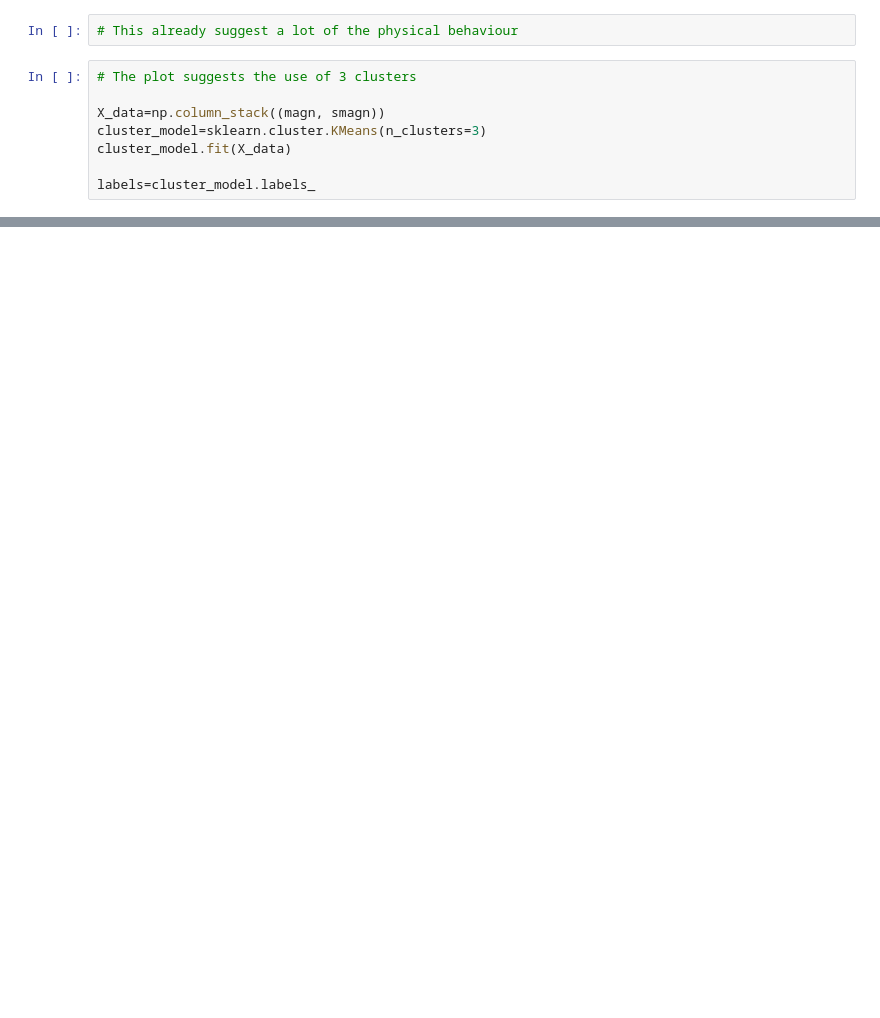
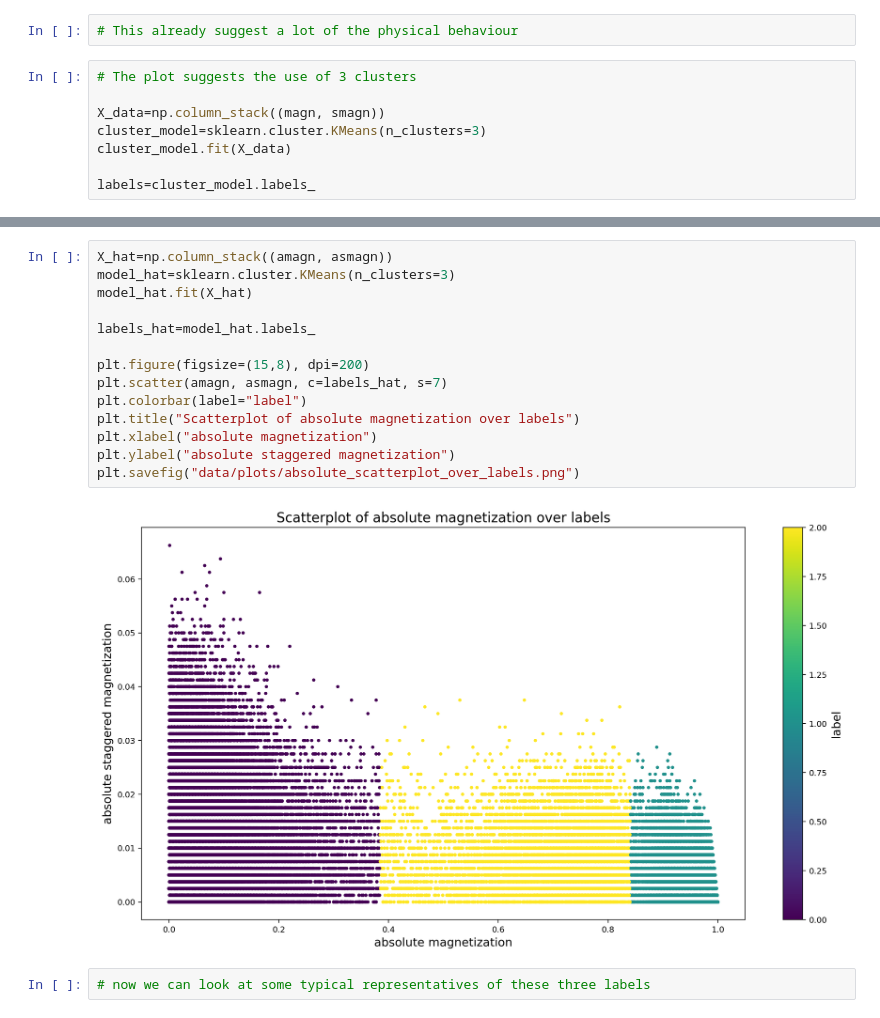
Before and after one commit to Marcus1506/magnetic_phase-ISING_model, a Jupyter notebook: data_analysis.ipynb, the cells around one changed output, grey strips where cells are left out. Drawn from its saved outputs; the diff is of its cells as text; blank space fills up the shorter version.

```diff
--- a/data_analysis.ipynb
+++ b/data_analysis.ipynb
@@ -71,0 +119,18 @@ plt.savefig("data/plots/scatterplot_over_labels.png")
+# %%
+X_hat=np.column_stack((amagn, asmagn))
+model_hat=sklearn.cluster.KMeans(n_clusters=3)
+model_hat.fit(X_hat)
+
+labels_hat=model_hat.labels_
+
+plt.figure(figsize=(15,8), dpi=200)
+plt.scatter(amagn, asmagn, c=labels_hat, s=7)
+plt.colorbar(label="label")
+plt.title("Scatterplot of absolute magnetization over labels")
+plt.xlabel("absolute magnetization")
+plt.ylabel("absolute staggered magnetization")
+plt.savefig("data/plots/absolute_scatterplot_over_labels.png")
+# %% [output]
+[figure, added]
+# %%
+# now we can look at some typical representatives of these three labels
```
Also changed, not shown: parts of 10 cells of this notebook, 6 other files.
